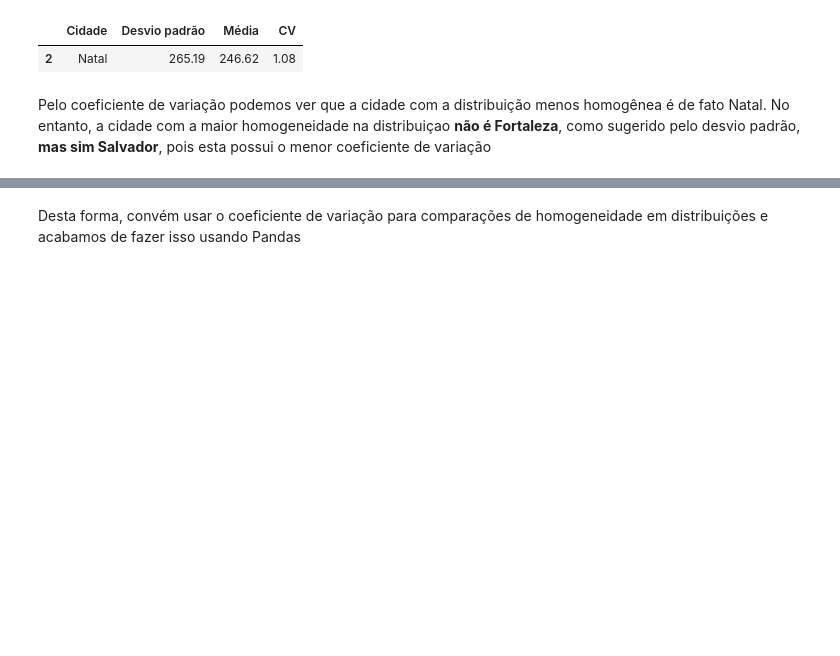
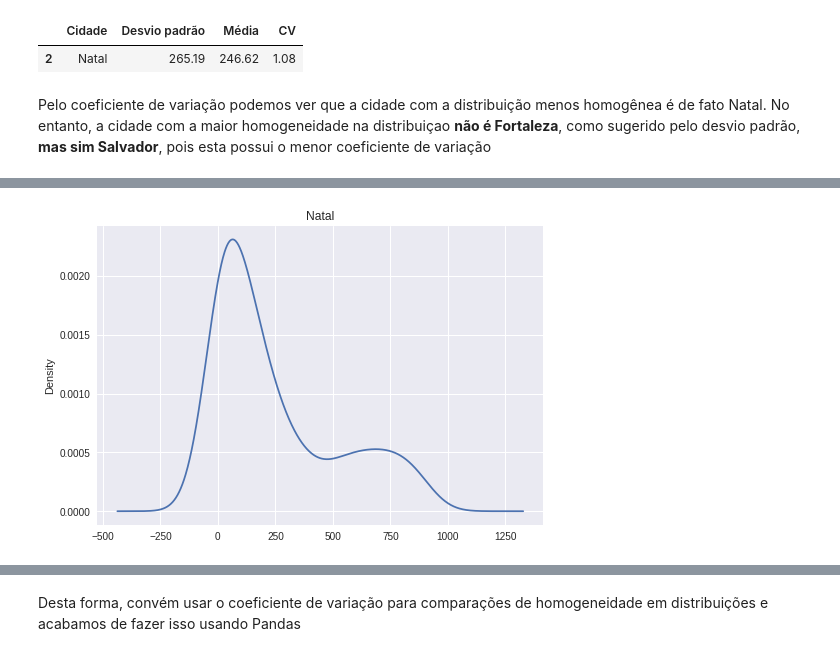
Before and after one commit to shl0mo/AnaliseDados_DIO-Pandas, a Jupyter notebook: AnaliseDados_DIO_Pandas.ipynb, the cells around one changed output, grey strips where cells are left out. Drawn from its saved outputs; the diff is of its cells as text; code cells hidden in the pictures; blank space fills up the shorter version.

```diff
--- a/AnaliseDados_DIO_Pandas.ipynb
+++ b/AnaliseDados_DIO_Pandas.ipynb
@@ -931,0 +944,4 @@ Pelo coeficiente de variação podemos ver que a cidade com a distribuição men
+# %%
+df3['Vendas'].plot.kde(title='Natal');
+# %% [output]
+[figure, added]
```
Also changed, not shown: parts of 46 cells of this notebook.
